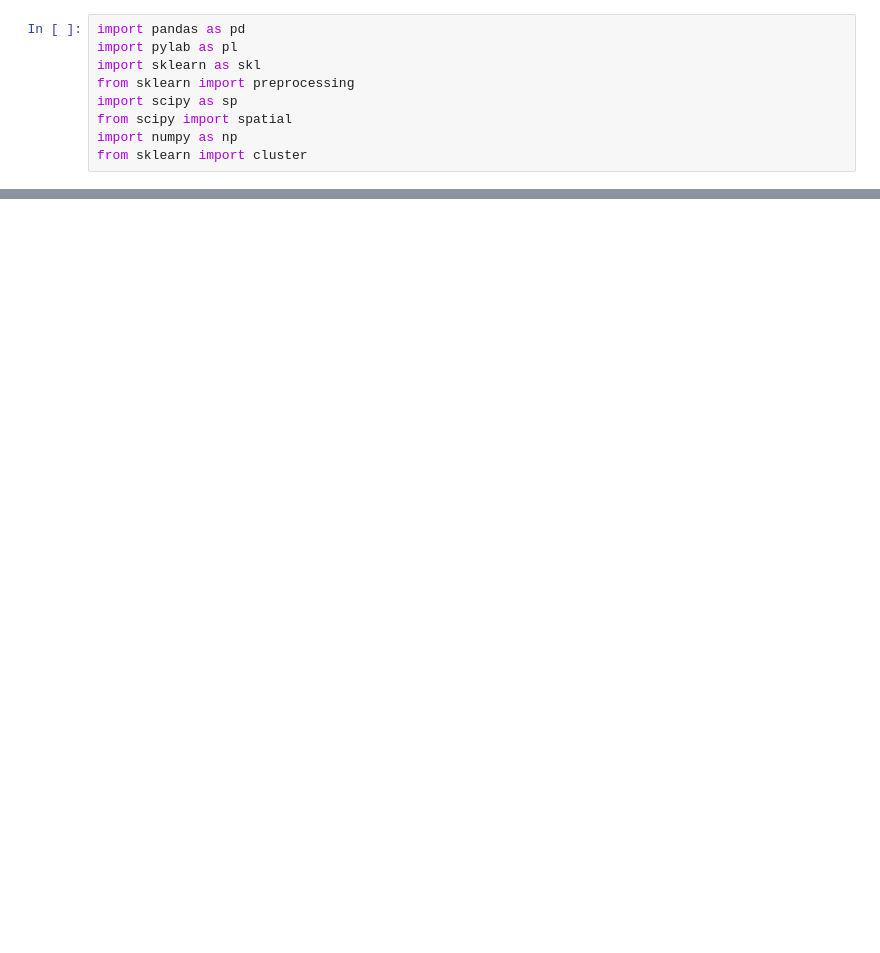
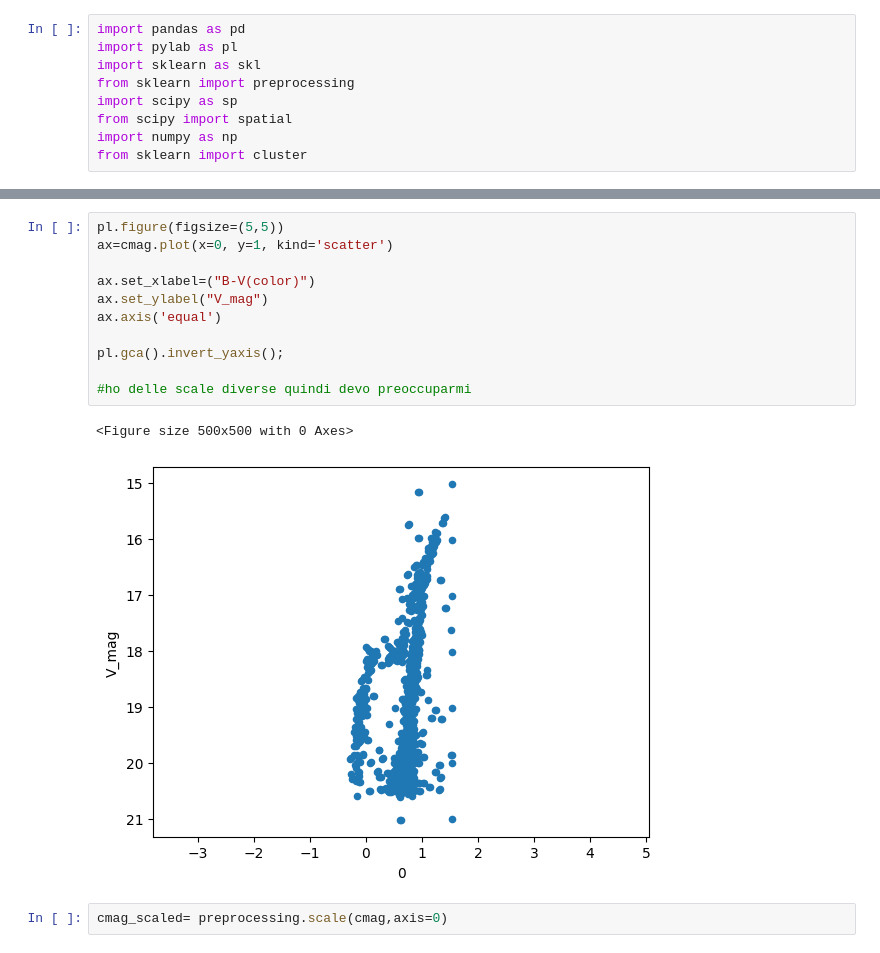
Before and after one commit to ipaliotti/MLPNS_IPaliotti, a Jupyter notebook: StellarPopClusterLab.ipynb, the cells around one changed output, grey strips where cells are left out. Drawn from its saved outputs; the diff is of its cells as text; blank space fills up the shorter version.

```diff
--- a/StellarPopClusterLab.ipynb
+++ b/StellarPopClusterLab.ipynb
@@ -28,0 +30,16 @@ cmag
+# %%
+pl.figure(figsize=(5,5))
+ax=cmag.plot(x=0, y=1, kind='scatter')
+
+ax.set_xlabel=("B-V(color)")
+ax.set_ylabel("V_mag")
+ax.axis('equal')
+
+pl.gca().invert_yaxis();
+
+#ho delle scale diverse quindi devo preoccuparmi
+# %% [output]
+<Figure size 500x500 with 0 Axes>
+[figure, added]
+# %%
+cmag_scaled= preprocessing.scale(cmag,axis=0)
```
Also changed, not shown: parts of 14 cells of this notebook.
